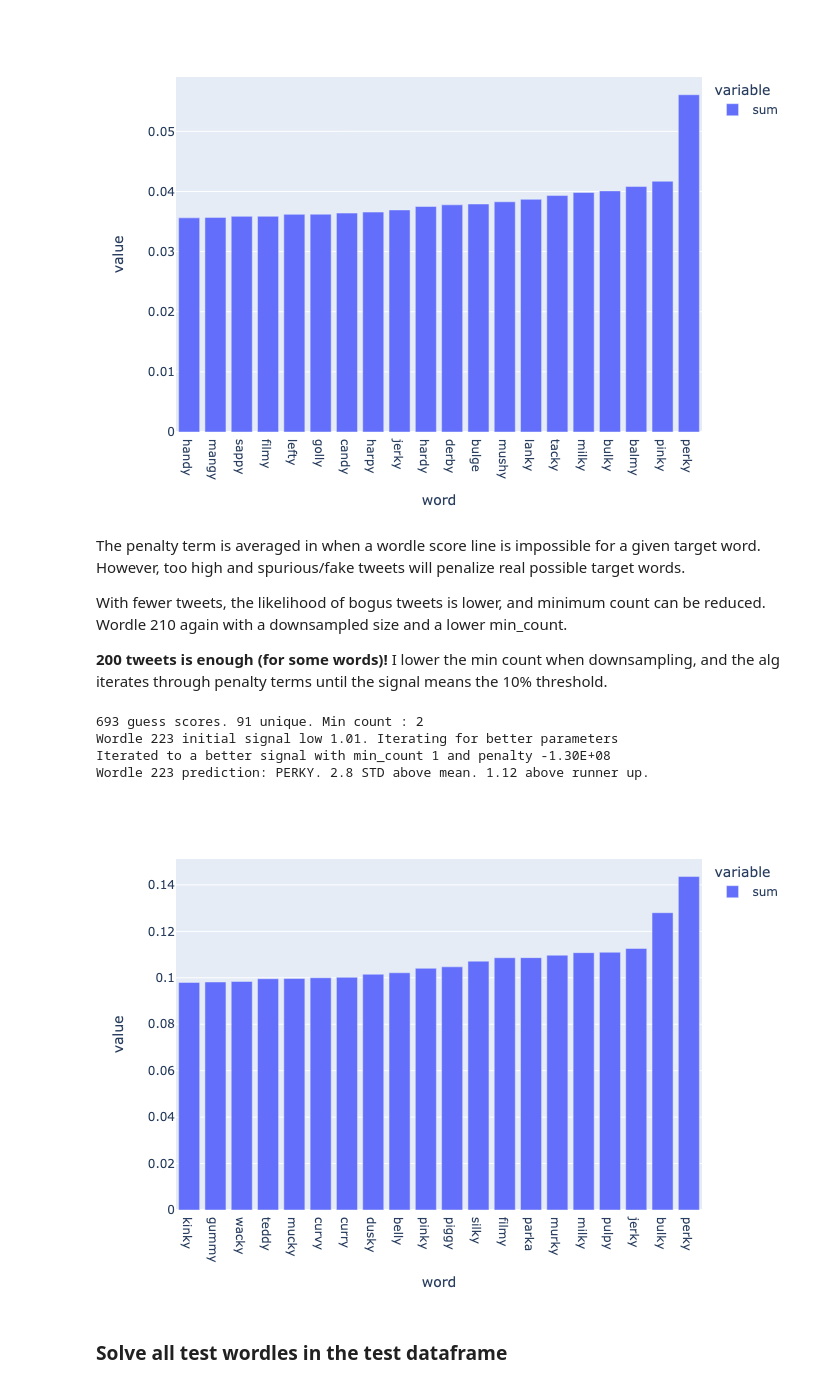
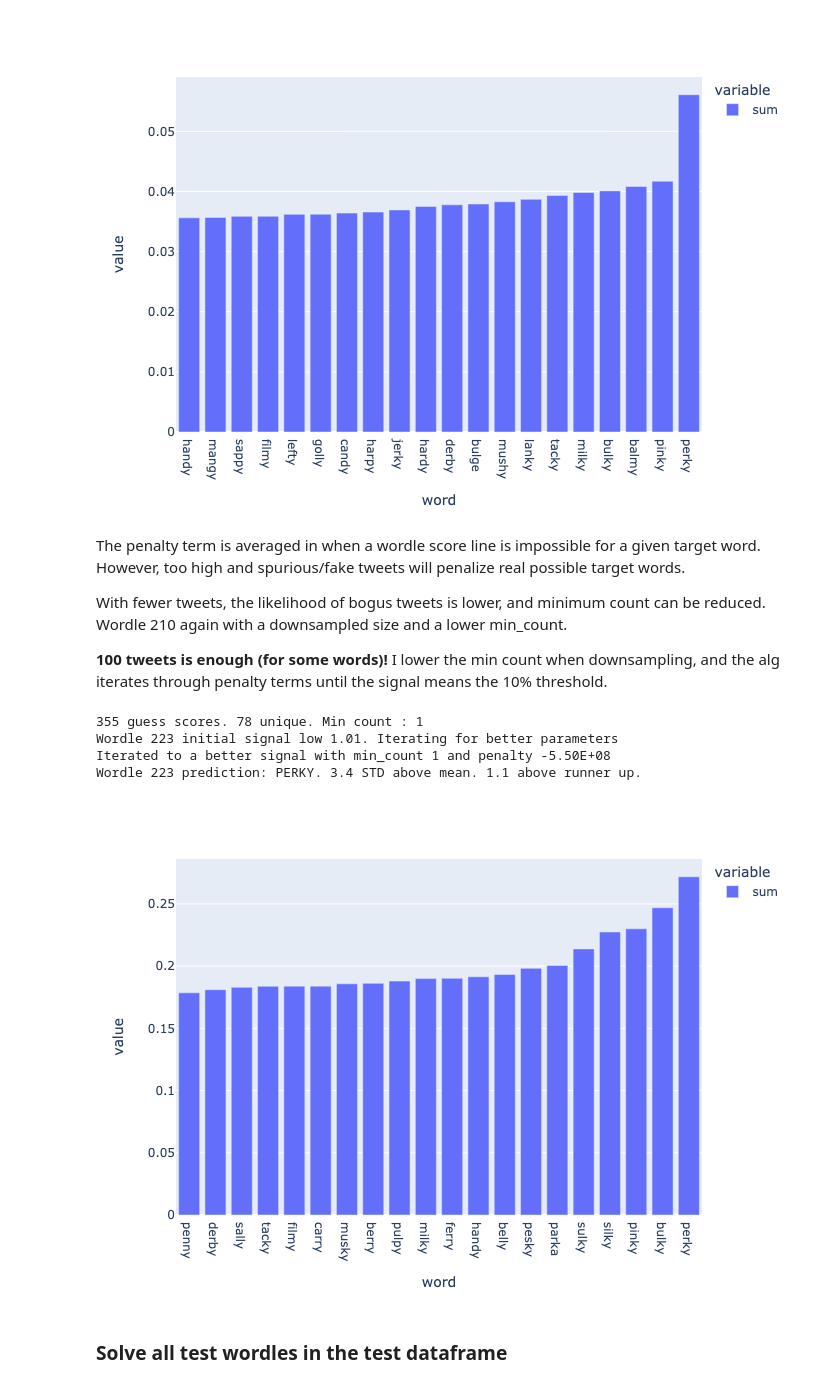
Before and after one commit to astrowonk/TwitterWordle, a Jupyter notebook: Predict with Tweets.ipynb, the cells around one changed output. Drawn from its saved outputs; the diff is of its cells as text; code cells hidden in the pictures.

```diff
--- a/Predict with Tweets.ipynb
+++ b/Predict with Tweets.ipynb
@@ -62,16 +64,16 @@ The penalty term is averaged in when a wordle score line is impossible for a giv
 
 With fewer tweets, the likelihood of bogus tweets is lower, and minimum count can be reduced. Wordle 210 again with a downsampled size and a lower min_count.
 
-**200 tweets is enough (for some words)!** I lower the min count when downsampling, and the alg iterates through penalty terms until the signal means the 10% threshold.
+**100 tweets is enough (for some words)!** I lower the min count when downsampling, and the alg iterates through penalty terms until the signal means the 10% threshold.
 # %%
-#Solve with only 200 tweets
-t.solve(223,downsample=200,min_count=2)
+#Solve with only 100 tweets
+t.solve(223,downsample=100,min_count=1)
 # %% [output]
-693 guess scores. 91 unique. Min count : 2
+355 guess scores. 78 unique. Min count : 1
 Wordle 223 initial signal low 1.01. Iterating for better parameters
-Iterated to a better signal with min_count 1 and penalty -1.30E+08
-Wordle 223 prediction: PERKY. 2.8 STD above mean. 1.12 above runner up.
+Iterated to a better signal with min_count 1 and penalty -5.50E+08
+Wordle 223 prediction: PERKY. 3.4 STD above mean. 1.1 above runner up.
-[figure, old version]
+[figure, new version]
 # %% [markdown]
 ### Solve all test wordles in the test dataframe
 # %%
```
Also changed, not shown: parts of 10 cells of this notebook, 4 other files.
